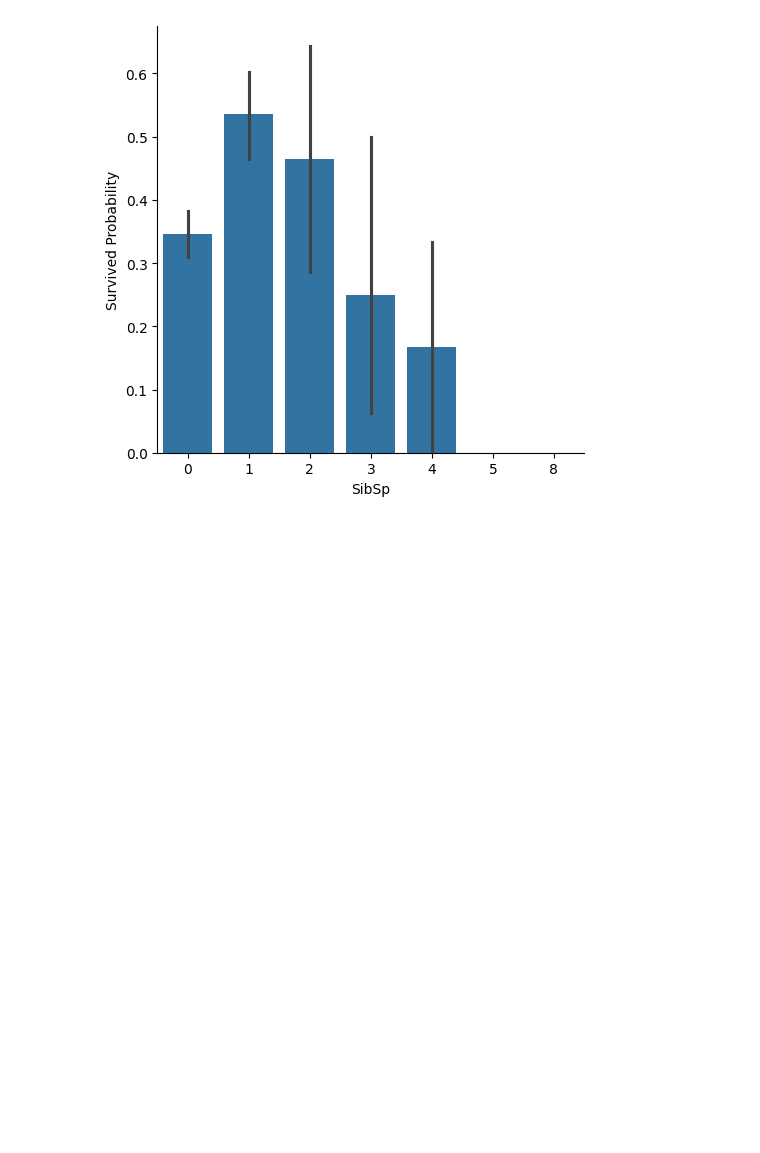
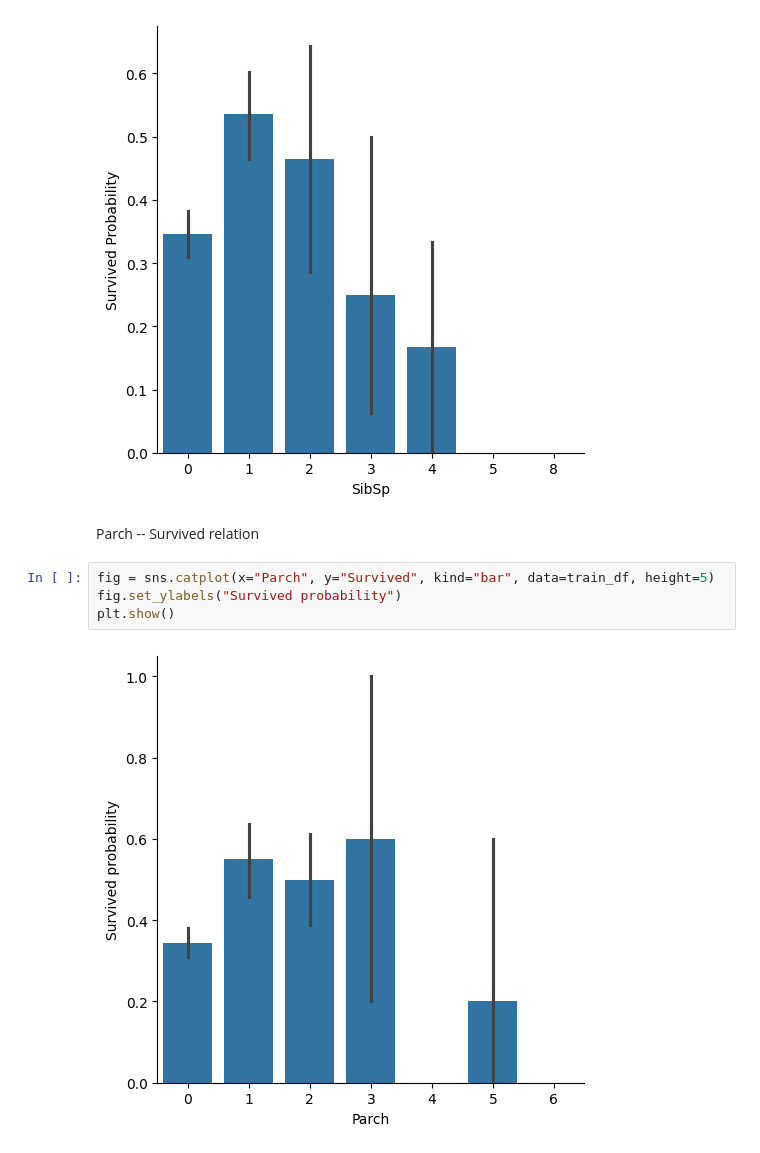
Before and after one commit to MertHasanAslan/titanic_ml, a Jupyter notebook: src/titanic_ml.ipynb, the cells around one changed output. Cells and saved outputs as stored; diff of their text form; blank space fills up the shorter version.

Commit message:
relation between Parch and survived.

```diff
--- a/src/titanic_ml.ipynb
+++ b/src/titanic_ml.ipynb
@@ -435,3 +435,11 @@ fig.set_ylabels("Survived Probability")
 plt.show()
 # %% [output]
 [figure]
+# %% [markdown]
+Parch -- Survived relation
+# %%
+fig = sns.catplot(x="Parch", y="Survived", kind="bar", data=train_df, height=5)
+fig.set_ylabels("Survived probability")
+plt.show()
+# %% [output]
+[figure, added]
```
